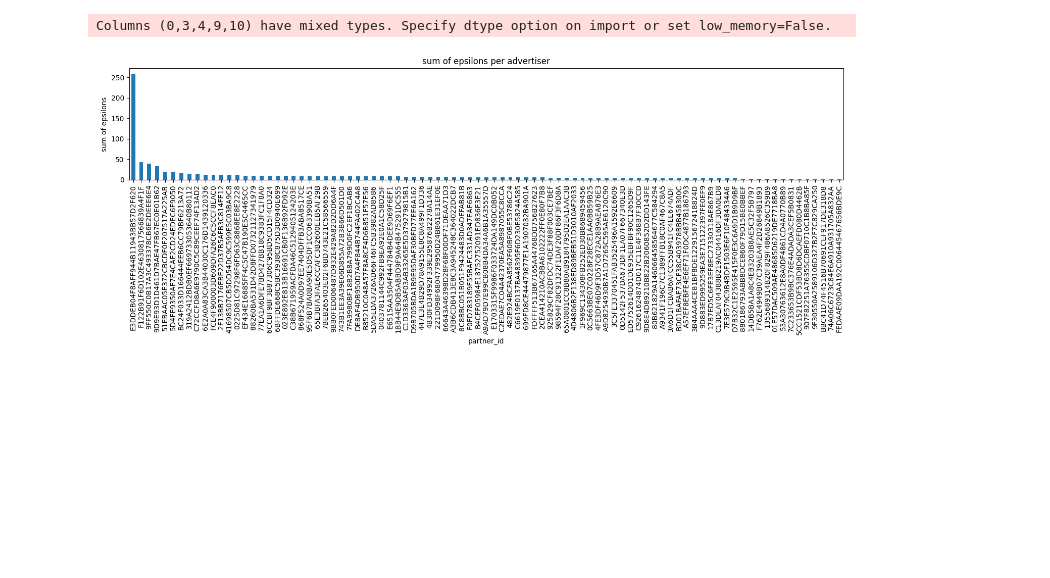
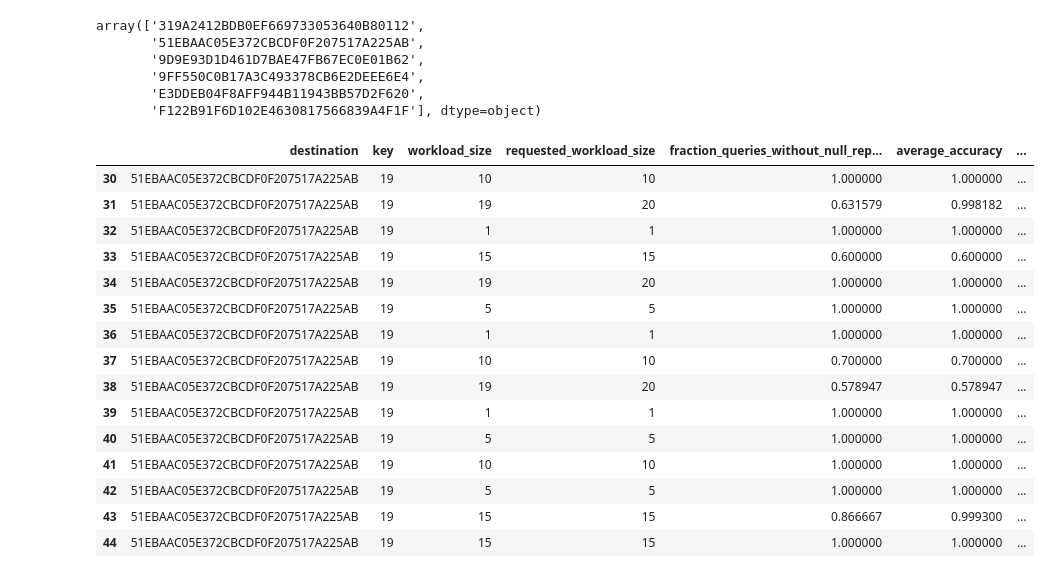
Before and after one commit to columbia/cookiemonster, a Jupyter notebook: notebooks/criteo_analysis.ipynb, the cells around one changed output. Cells and saved outputs as stored; diff of their text form; code cells hidden in the pictures; blank space fills up the shorter version.

Commit message:
More criteo output (#21)
* add more criteo runs

* relative accuracy charts

* pngs of the relative accuracies

* change relative accuracy formula

```diff
--- a/notebooks/criteo_analysis.ipynb
+++ b/notebooks/criteo_analysis.ipynb
@@ -10,0 +12,15 @@ from utils import analyze_results, plot_accuracy
+# %%
+conversions = pd.read_csv("../data/criteo/criteo_query_pool_large_conversions.csv")
+advertiser_query_counts = (conversions[["partner_id", "key"]]
+    .drop_duplicates()
+    .groupby(["partner_id"])
+    .key
+    .count()
+    .rename_axis("destination"))
+advertiser_query_counts = advertiser_query_counts.reset_index()
+# %%
+path = "ray/criteo/large/bias_varying_workload_size"
+results = analyze_results(path, "bias", parallelize=False, t=.90)
+results = pd.merge(advertiser_query_counts, results, how="inner", on="destination")
+results = results.loc[(results.requested_workload_size - results.key < 5)] # distance between buckets
+results
@@ -72,30 +92,28 @@ fig.savefig("./large/criteo_advertiser_epsilon_sum.png")
-# %%
-import matplotlib.pyplot as plt
-conversions = pd.read_csv("../data/criteo/criteo_query_pool_all_conversions.csv")
-
-ax = (conversions[["partner_id", "key"]]
-        .drop_duplicates()
-        .groupby(["partner_id"])
-        .key
-        .count()
-        .sort_values(ascending=False)
-        .plot(kind="bar", ylabel="number of queries", title="number of queries per advertiser", figsize=(15, 6))
-)
-fig = ax.get_figure()
-plt.tight_layout()
-fig.savefig("./all/criteo_advertiser_query_count.png")
-
-ax = (conversions[["partner_id", "key", "epsilon"]]
-        .drop_duplicates()
-        .groupby(["partner_id"])
-        .epsilon
-        .sum()
-        .sort_values(ascending=False)
-        .plot(kind="bar", ylabel="sum of epsilons", title="sum of epsilons per advertiser", figsize=(15, 6))
-)
-fig = ax.get_figure()
-plt.tight_layout()
-fig.savefig("./all/criteo_advertiser_epsilon_sum.png")
-# %% [output]
-Columns (0,3,4,9,10) have mixed types. Specify dtype option on import or set low_memory=False.
-[figure, removed]
+# %%
+results.destination.unique()
+# %% [output]
+array(['319A2412BDB0EF669733053640B80112',
+       '51EBAAC05E372CBCDF0F207517A225AB',
+       '9D9E93D1D461D7BAE47FB67EC0E01B62',
+       '9FF550C0B17A3C493378CB6E2DEEE6E4',
+       'E3DDEB04F8AFF944B11943BB57D2F620',
+       'F122B91F6D102E4630817566839A4F1F'], dtype=object)
+# %%
+results.loc[(results.destination == '51EBAAC05E372CBCDF0F207517A225AB')]
+# %% [output]
+|  | destination | key | workload_size | requested_workload_size | fraction_queries_without_null_rep... | average_accuracy | ... |
+| 30 | 51EBAAC05E372CBCDF0F207517A225AB | 19 | 10 | 10 | 1.000000 | 1.000000 | ... |
+| 31 | 51EBAAC05E372CBCDF0F207517A225AB | 19 | 19 | 20 | 0.631579 | 0.998182 | ... |
+| 32 | 51EBAAC05E372CBCDF0F207517A225AB | 19 | 1 | 1 | 1.000000 | 1.000000 | ... |
+| 33 | 51EBAAC05E372CBCDF0F207517A225AB | 19 | 15 | 15 | 0.600000 | 0.600000 | ... |
+| 34 | 51EBAAC05E372CBCDF0F207517A225AB | 19 | 19 | 20 | 1.000000 | 1.000000 | ... |
+| 35 | 51EBAAC05E372CBCDF0F207517A225AB | 19 | 5 | 5 | 1.000000 | 1.000000 | ... |
+| 36 | 51EBAAC05E372CBCDF0F207517A225AB | 19 | 1 | 1 | 1.000000 | 1.000000 | ... |
+| 37 | 51EBAAC05E372CBCDF0F207517A225AB | 19 | 10 | 10 | 0.700000 | 0.700000 | ... |
+| 38 | 51EBAAC05E372CBCDF0F207517A225AB | 19 | 19 | 20 | 0.578947 | 0.578947 | ... |
+| 39 | 51EBAAC05E372CBCDF0F207517A225AB | 19 | 1 | 1 | 1.000000 | 1.000000 | ... |
+| 40 | 51EBAAC05E372CBCDF0F207517A225AB | 19 | 5 | 5 | 1.000000 | 1.000000 | ... |
+| 41 | 51EBAAC05E372CBCDF0F207517A225AB | 19 | 10 | 10 | 1.000000 | 1.000000 | ... |
+| 42 | 51EBAAC05E372CBCDF0F207517A225AB | 19 | 5 | 5 | 1.000000 | 1.000000 | ... |
+| 43 | 51EBAAC05E372CBCDF0F207517A225AB | 19 | 15 | 15 | 0.866667 | 0.999300 | ... |
+| 44 | 51EBAAC05E372CBCDF0F207517A225AB | 19 | 15 | 15 | 1.000000 | 1.000000 | ... |
```
Also changed, not shown: parts of 10 cells of this notebook, 20 other files.
